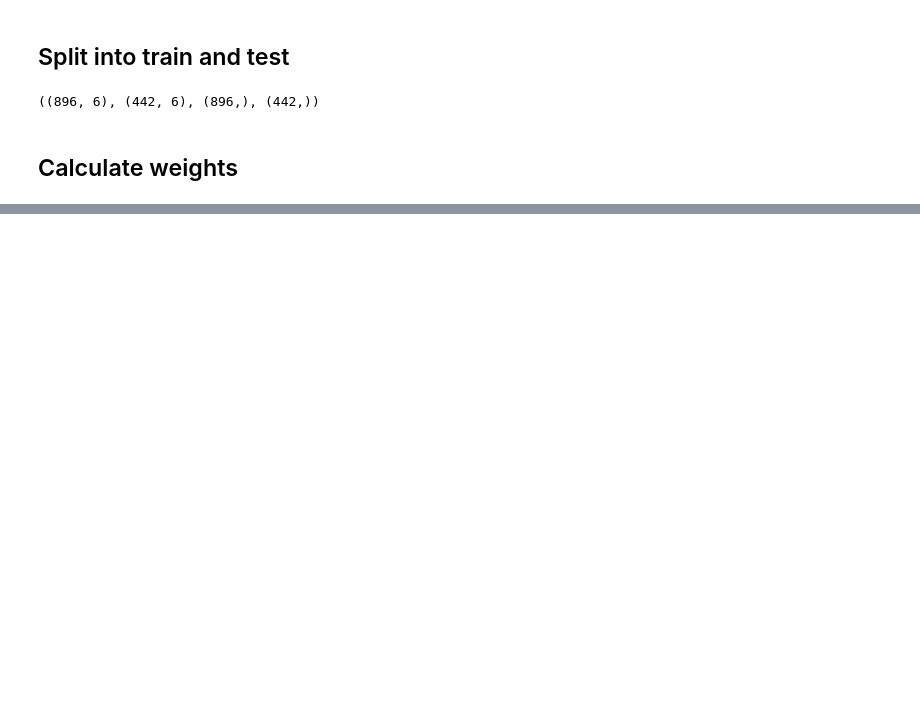
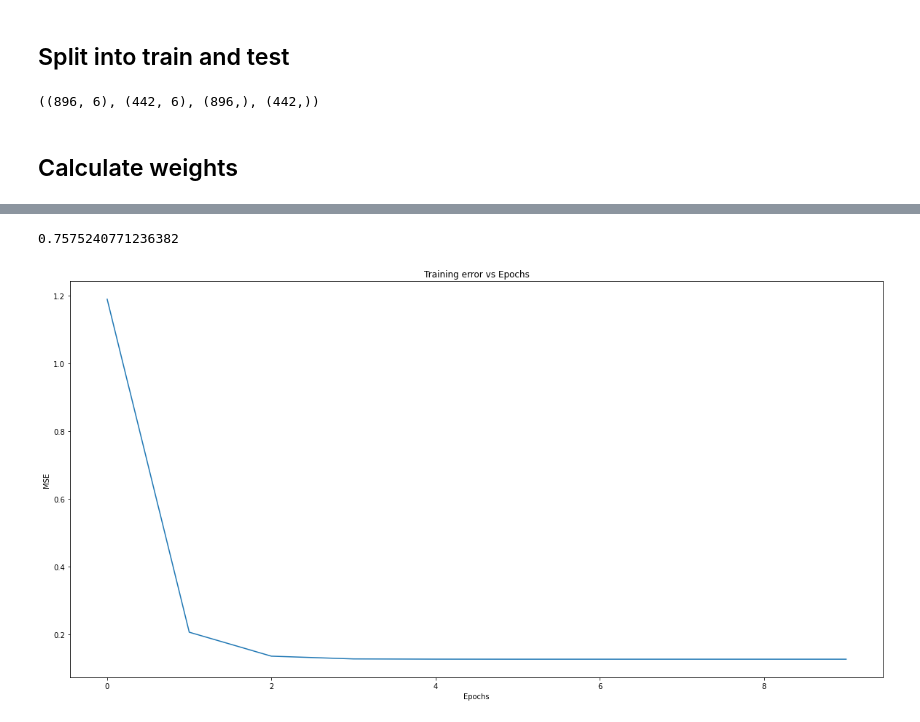
Before and after one commit to Gonm1/gradientdescent, a Jupyter notebook: GradientDescent.ipynb, the cells around one changed output, grey strips where cells are left out. Drawn from its saved outputs; the diff is of its cells as text; code cells hidden in the pictures; blank space fills up the shorter version.

```diff
--- a/GradientDescent.ipynb
+++ b/GradientDescent.ipynb
@@ -104,0 +163,45 @@ array([-12357.72588349,    262.35104943,   -146.5321422 ,    331.64087047,
+# %%
+def mean_squeared_error(y_true, y_pred):
+    return sum((y_true - y_pred) ** 2) / (2 * len(y_true))
+
+
+class MiniBatchGradientDescent:
+    def __init__(self, learning_rate: float, epochs: int, batch: int):
+        self.learning_rate = learning_rate
+        self.epochs = epochs
+        self.cost = []
+        self.batch = batch
+        self.weights = None
+
+    def predict(self, x):
+        return [np.dot(self.weights, item) for item in x]
+
+    def fit(self, x, y):
+        self.weights = np.random.uniform(low=-1, size=len(x[0]))
+        for _ in range(self.epochs):
+            self.cost.append(mean_squeared_error(y, self.predict(x)))
+
+            temp_weight = np.zeros(len(x[0]))
+
+            for i in range(0, len(x), self.batch):  # Loop examples
+                for j in range(len(x[0])):  # Loop attributes
+                    for k in range(i, i + self.batch):
+                        temp_weight[j] += (np.dot(self.weights, x[k]) - y[k]) * x[k, j]
+
+                self.weights -= self.learning_rate * (temp_weight / self.batch)
+
+
+mbgd = MiniBatchGradientDescent(learning_rate=0.001, epochs=10, batch=16)
+mbgd.fit(x_train, y_train)
+r2_score(y_test, mbgd.predict(x_test))
+# %% [output]
+0.7575240771236382
+# %%
+plt.figure(figsize=(20, 10))
+plt.title("Training error vs Epochs")
+plt.xlabel("Epochs")
+plt.ylabel("MSE")
+plt.plot(mbgd.cost)
+plt.show()
+# %% [output]
+[figure, added]
```
Also changed, not shown: parts of 11 cells of this notebook, 3 other files.
